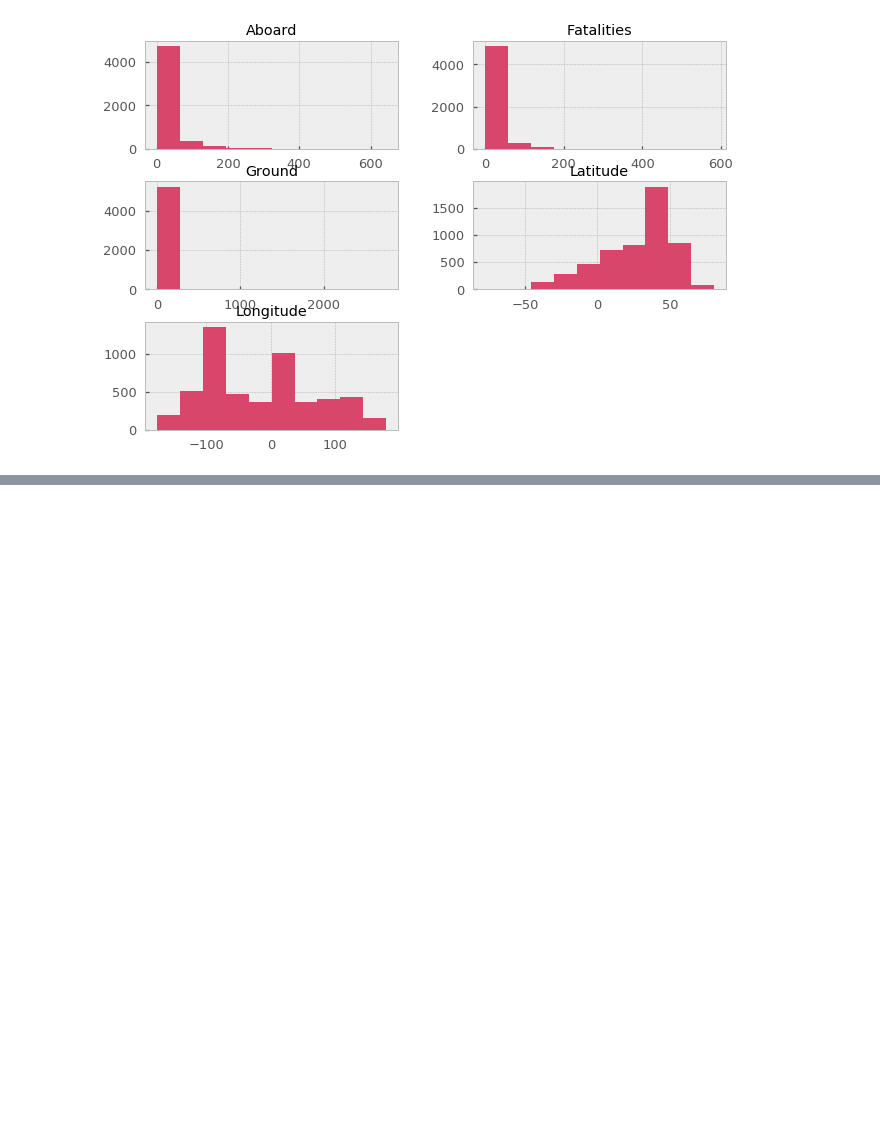
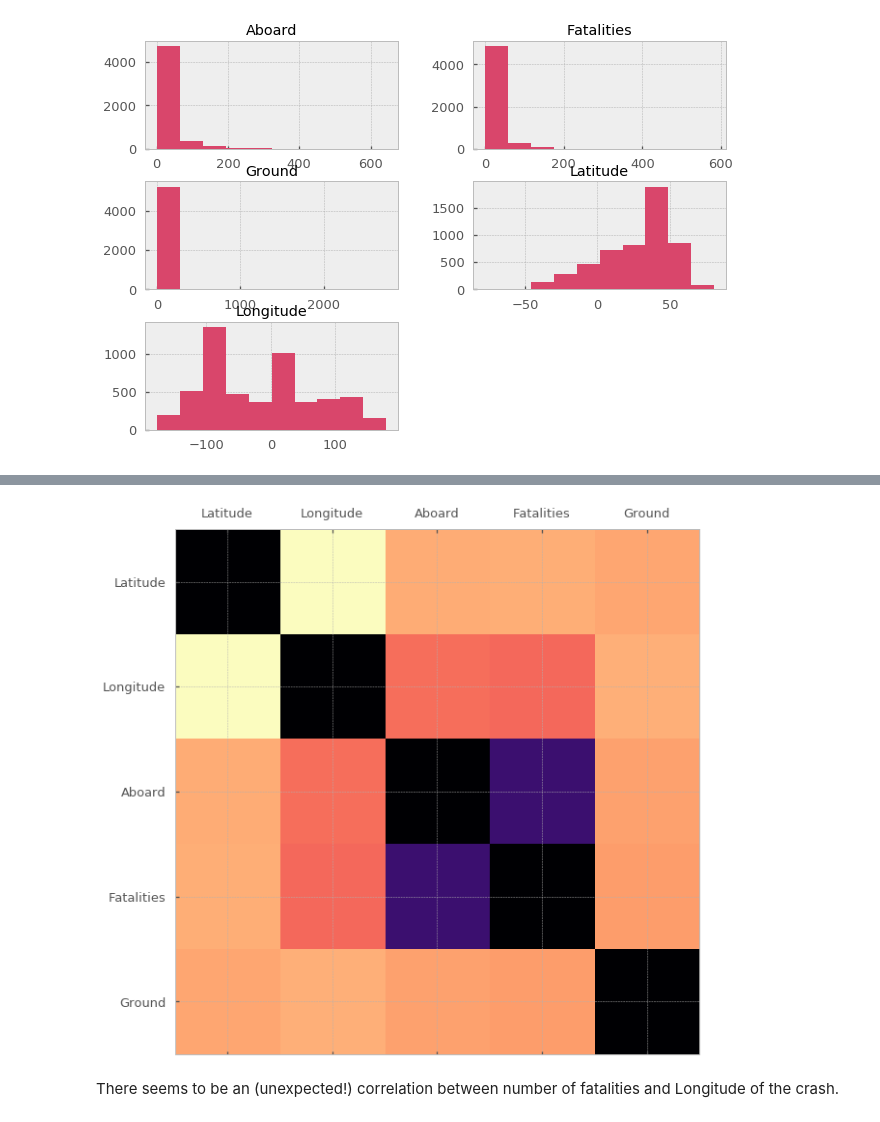
Before and after one commit to CatarinaL/GroupDataVizProjectDIT, a Jupyter notebook: ExploratoryDataAnalysis.ipynb, the cells around one changed output, grey strips where cells are left out. Saved outputs shown, nothing was run; the diff lists cells and outputs as text; code cells hidden in the pictures; blank space fills up the shorter version.

```diff
--- a/ExploratoryDataAnalysis.ipynb
+++ b/ExploratoryDataAnalysis.ipynb
@@ -97,0 +148,19 @@ plt.show()
+# %%
+plt.rcParams["image.cmap"] = "magma_r"
+def plot_corr(df,size=10):
+    '''Function plots a graphical correlation matrix for each pair of columns in the dataframe.
+
+    Input:
+        df: pandas DataFrame
+        size: vertical and horizontal size of the plot'''
+
+    corr = df.corr()
+    fig, ax = plt.subplots(figsize=(size, size))
+    ax.matshow(corr)
+    plt.xticks(range(len(corr.columns)), corr.columns);
+    plt.yticks(range(len(corr.columns)), corr.columns);
+plot_corr(df)
+# %% [output]
+[figure, added]
+# %% [markdown]
+There seems to be an (unexpected!) correlation between number of fatalities and Longitude of the crash.
```
Also changed, not shown: parts of 11 cells of this notebook, 1 other file.
